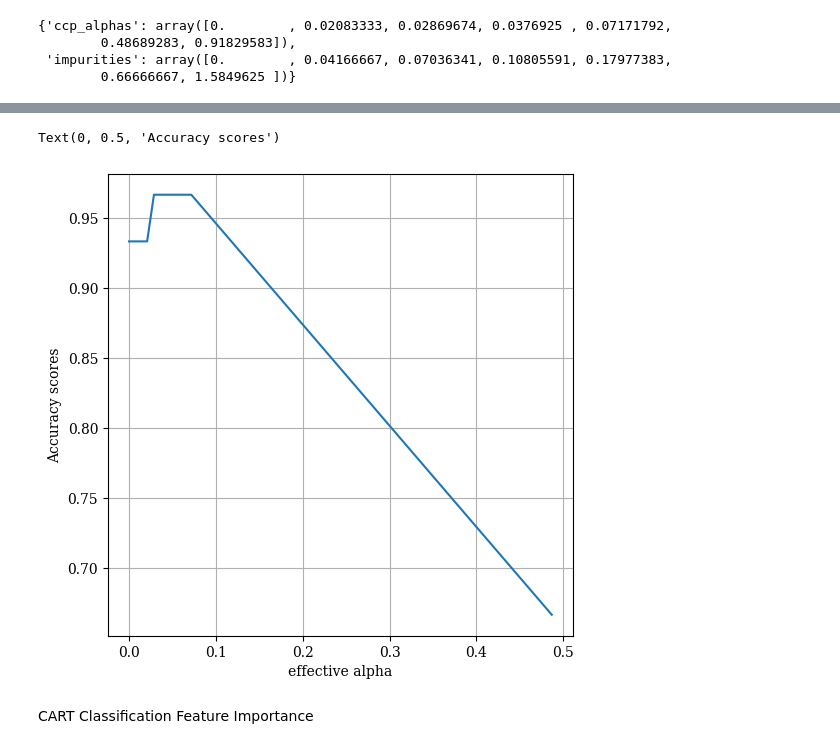
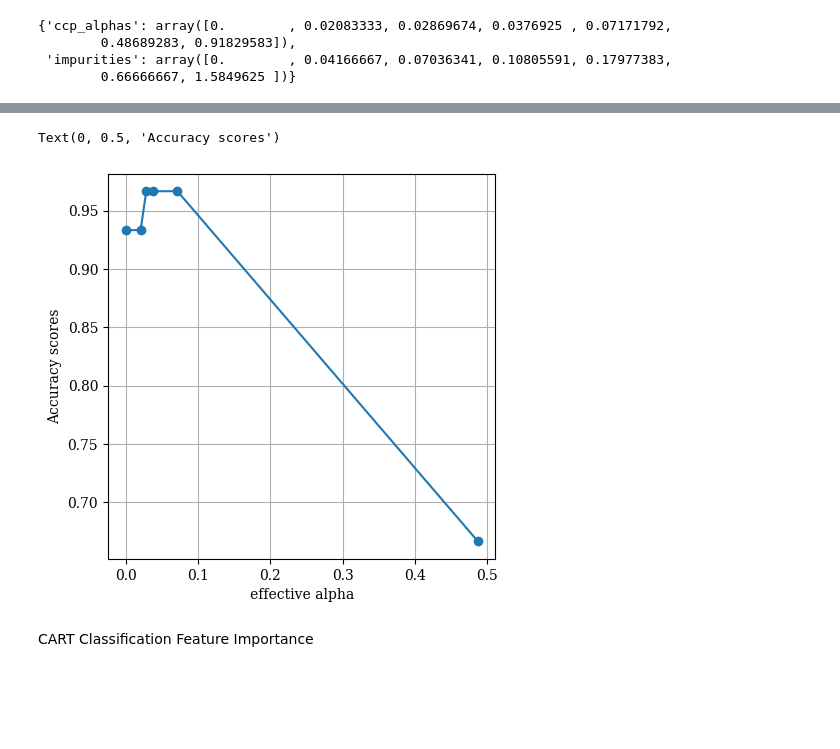
Before and after one commit to encoras/Artificial-Intelligence-Group, a Jupyter notebook: „KD_tree_testing_ipynb“.ipynb, the cells around one changed output, grey strips where cells are left out. Cells and saved outputs as stored; diff of their text form; code cells hidden in the pictures; blank space fills up the shorter version.

```diff
--- a/„KD_tree_testing_ipynb“.ipynb
+++ b/„KD_tree_testing_ipynb“.ipynb
@@ -247,17 +256,17 @@ Text(0, 0.5, 'total depth')
 # %%
 from sklearn.metrics import accuracy_score
 
 acc_scores = [accuracy_score(y_test, clf.predict(X_test)) for clf in clfs]
 
 tree_depths = [clf.tree_.max_depth for clf in clfs]
-plt.figure(figsize=(6,  6))
+plt.figure(figsize=(5,  5))
 plt.grid()
-plt.plot(ccp_alphas[:-1], acc_scores[:-1])
+plt.plot(ccp_alphas[:-1], acc_scores[:-1], marker="o")
 plt.xlabel("effective alpha")
 plt.ylabel("Accuracy scores")
 # %% [output]
 Text(0, 0.5, 'Accuracy scores')
-[figure, old version]
+[figure, new version]
 # %% [markdown]
 CART Classification Feature Importance
 # %%
```
Also changed, not shown: parts of 8 cells of this notebook.
